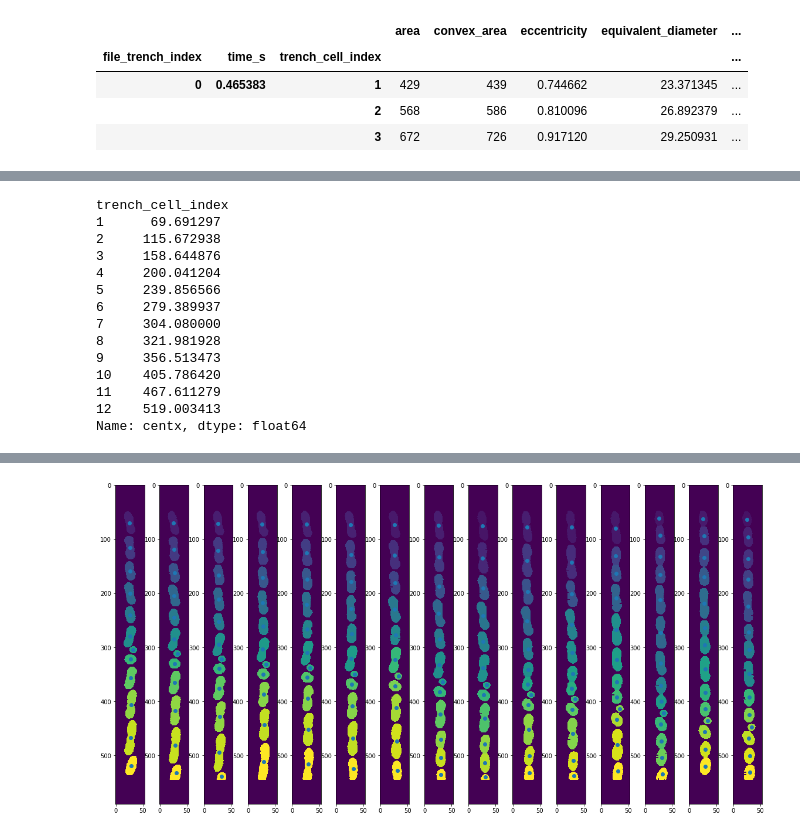
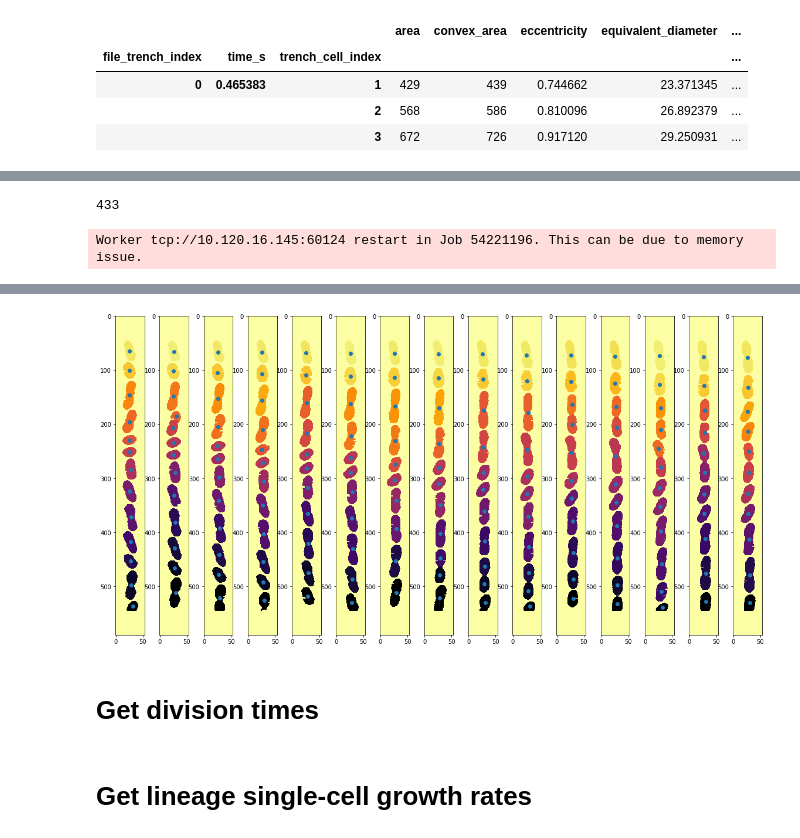
Before and after one commit to paulssonlab/TrenchRipper, a Jupyter notebook: phase_seg_test.ipynb, the cells around one changed output, grey strips where cells are left out. Drawn from its saved outputs; the diff is of its cells as text; code cells hidden in the pictures.

```diff
--- a/phase_seg_test.ipynb
+++ b/phase_seg_test.ipynb
@@ -258,5 +245,5 @@ from pandas import HDFStore
 import pandas as pd
 import random
 file_idx = 9
-p = os.path.join(segmenter.phasedatapath, "data_%d.h5" % file_idx)
+p = os.path.join(segmenter.phasesegmentationpath, "data_%d.h5" % file_idx)
 test_df = pd.read_hdf(p)
@@ -287,23 +278,13 @@ File 9, Trench 3, Time 0
 # %%
 times = test_df.loc[trench_idx].index.unique("time_s")
-# %% [output]
-trench_cell_index
-1      69.691297
-2     115.672938
-3     158.644876
-4     200.041204
-5     239.856566
-6     279.389937
-7     304.080000
-8     321.981928
-9     356.513473
-10    405.786420
-11    467.611279
-12    519.003413
-Name: centx, dtype: float64
+# %%
+len(times)
+# %% [output]
+433
+Worker tcp://10.120.16.145:60124 restart in Job 54221196. This can be due to memory issue.
 # %%
 fig1, axes = plt.subplots(1, 15, figsize=(20, 10))
 for i, ax in enumerate(axes):
-    ax.imshow(data[trench_idx, time_idx+i,:,:])
+    ax.imshow(data[trench_idx, time_idx+i,:,:], cmap="inferno_r")
     ax.scatter(test_df.loc[trench_idx, times[time_idx+i]]["centy"], test_df.loc[trench_idx, times[time_idx+i]]["centx"])
 # %% [output]
@@ -310 +292,5 @@ for i, ax in enumerate(axes):
-[figure, old version]
+[figure, new version]
+# %% [markdown]
+# Get division times
+# %% [markdown]
+# Get lineage single-cell growth rates
```
Also changed, not shown: parts of 27 cells of this notebook, 3 other files.
